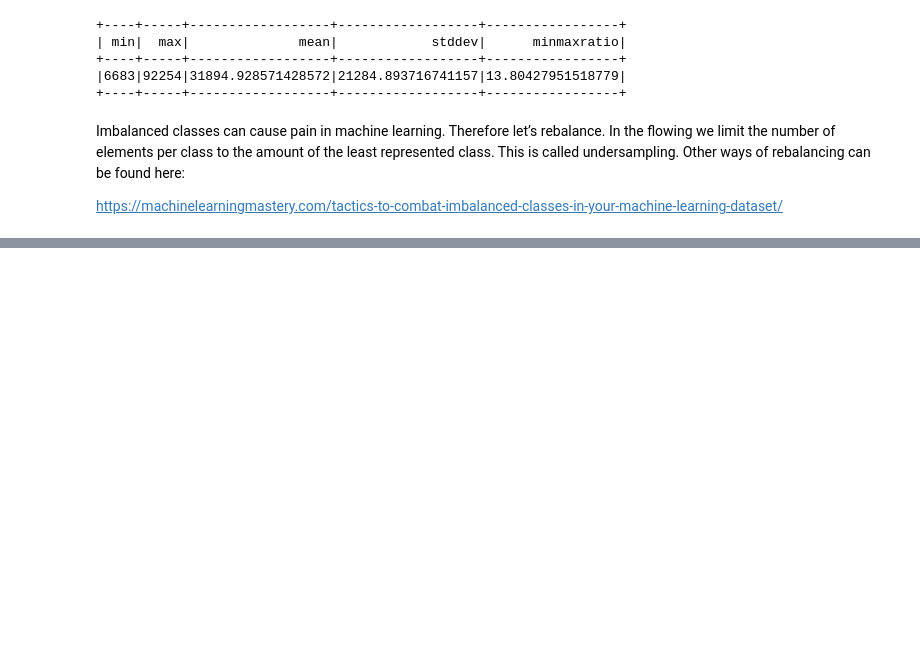
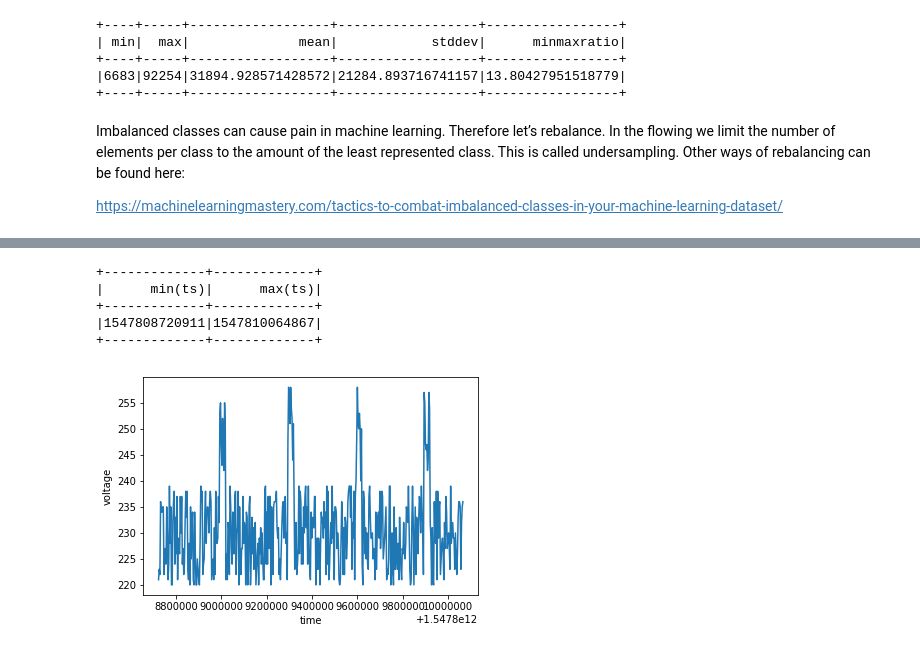
Before and after one commit to aditya-nt/IBMWatsonStudio, a Jupyter notebook: Scalable Machine Learning on Big Data using Apache Spark/Tutorail-w1-ApacheSpark.ipynb, the cells around one changed output, grey strips where cells are left out. Cells and saved outputs as stored; diff of their text form; code cells hidden in the pictures; blank space fills up the shorter version.

```diff
--- a/Scalable Machine Learning on Big Data using Apache Spark/Tutorail-w1-ApacheSpark.ipynb
+++ b/Scalable Machine Learning on Big Data using Apache Spark/Tutorail-w1-ApacheSpark.ipynb
@@ -434,0 +534,25 @@ SyntaxError: invalid syntax (<ipython-input-51-f4acff06b330>, line 1)
+# %%
+spark.sql("select min(ts),max(ts) from washing").show()
+
+result = spark.sql(
+"""
+select voltage,ts from washing
+    where voltage is not null and
+    ts > 1547808720911 and
+    ts <= 1547810064867+3600000
+    order by ts asc
+""")
+result_rdd = result.rdd.map(lambda row : (row.ts,row.voltage))
+result_array_ts = result_rdd.map(lambda ts_voltage: ts_voltage[0]).collect()
+result_array_voltage = result_rdd.map(lambda ts_voltage: ts_voltage[1]).collect()
+plt.plot(result_array_ts,result_array_voltage)
+plt.xlabel("time")
+plt.ylabel("voltage")
+plt.show()
+# %% [output]
++-------------+-------------+
+|      min(ts)|      max(ts)|
++-------------+-------------+
+|1547808720911|1547810064867|
++-------------+-------------+
+[figure, added]
```
Also changed, not shown: parts of 31 cells of this notebook.
